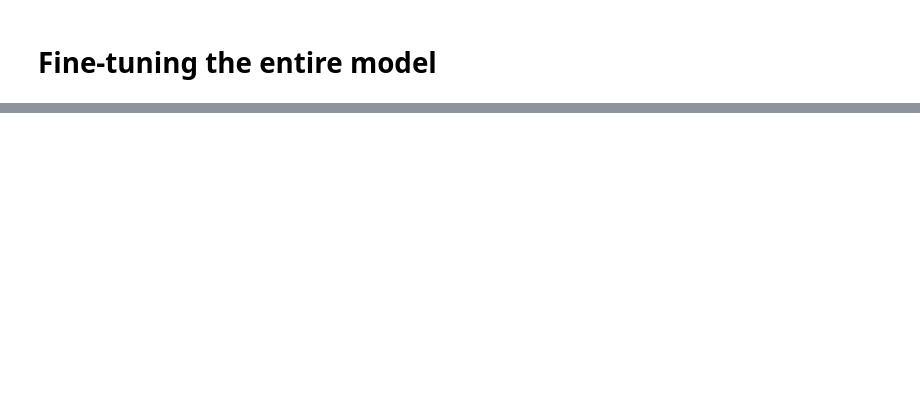
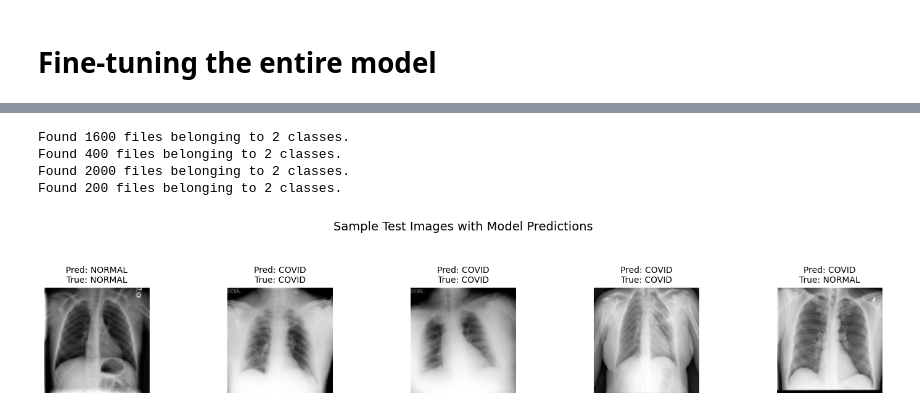
Before and after one commit to Lucmeister55/AI-project, a Jupyter notebook: notebooks/task3.ipynb, the cells around one changed output, grey strips where cells are left out. Drawn from its saved outputs; the diff is of its cells as text; code cells hidden in the pictures; blank space fills up the shorter version.

```diff
--- a/notebooks/task3.ipynb
+++ b/notebooks/task3.ipynb
@@ -524,0 +489,4 @@ plt.show()
+# %%
+# Reload the model from disk.
+reloaded_model = load_model(model_save_path)
+print("Model loaded from disk.")
@@ -524,0 +508,12 @@ plt.show()
+# %%
+# Generate predictions on the entire test set.
+predictions = reloaded_model.predict(
+    test_data_gen,
+    verbose=1
+)
+
+# For binary classification, use a threshold of 0.5.
+predictions_class = (predictions >= 0.5).astype(int).flatten()
+
+# Get ground truth labels from the generator.
+true_labels = test_data_gen.classes
@@ -524,0 +536,33 @@ plt.show()
+# %%
+# Create a test data generator WITHOUT normalization (for displaying original images).
+_, _, _, test_data_gen_no_norm = loading.get_images(
+    path,
+    img_height,
+    img_width,
+    batch_size)
+
+images, _, labels = loading.generator_to_array(test_data_gen_no_norm)
+
+# Plot a few sample images with the predicted labels.
+num_images_to_plot = 5
+images_to_plot = random.sample(range(total_test), num_images_to_plot)
+plt.figure(figsize=(15, 3))
+for i, idx in enumerate(images_to_plot):
+    plt.subplot(1, num_images_to_plot, i+1)
+    # Display the original (non-normalized) image.
+    plt.imshow(images[idx].astype("uint8"), cmap="gray")
+
+    true_label = labels[idx]
+    pred_label = test_data_gen.class_names[predictions_class[idx]]
+
+    plt.title(f"Pred: {pred_label}\nTrue: {true_label}", fontsize=10)
+    plt.axis('off')
+plt.suptitle("Sample Test Images with Model Predictions", fontsize=14)
+plt.tight_layout(rect=[0, 0, 1, 0.85])  # Leave space for suptitle
+plt.show()
+# %% [output]
+Found 1600 files belonging to 2 classes.
+Found 400 files belonging to 2 classes.
+Found 2000 files belonging to 2 classes.
+Found 200 files belonging to 2 classes.
+[figure, added]
```
Also changed, not shown: parts of 27 cells of this notebook, 3 other files.
